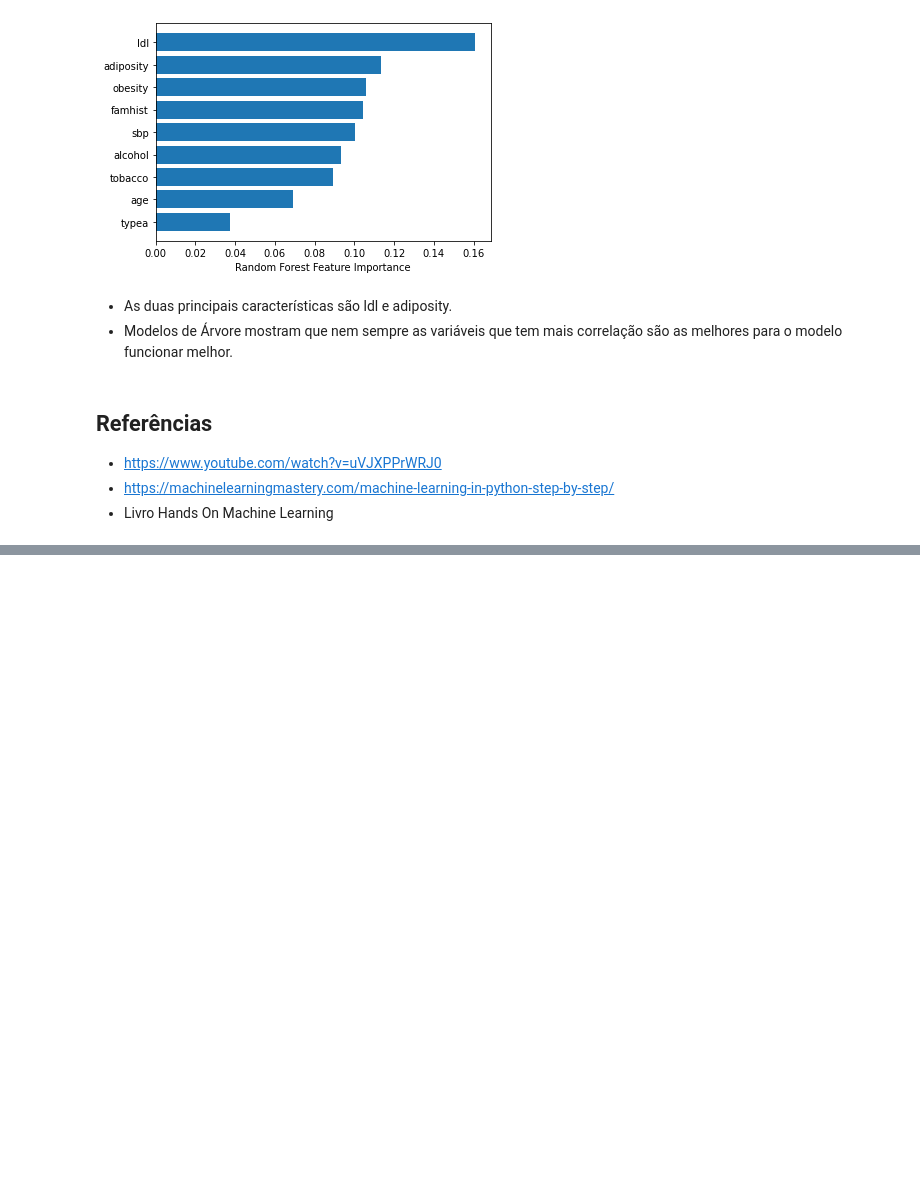
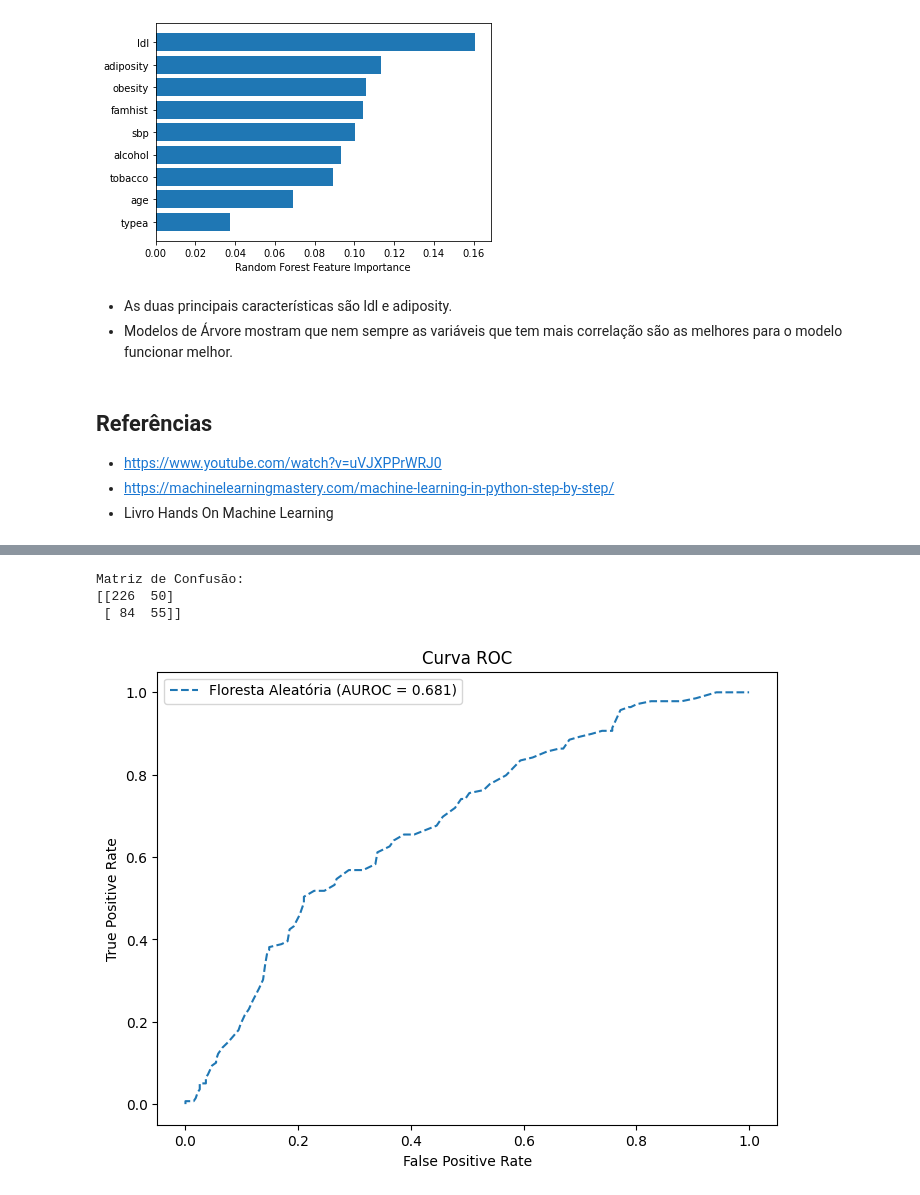
Before and after one commit to Matheus2608/Data-Science, a Jupyter notebook: Projeto.ipynb, the cells around one changed output, grey strips where cells are left out. Saved outputs shown, nothing was run; the diff lists cells and outputs as text; code cells hidden in the pictures; blank space fills up the shorter version.

```diff
--- a/Projeto.ipynb
+++ b/Projeto.ipynb
@@ -246,0 +273,8 @@ Text(0.5, 0, 'Random Forest Feature Importance')
+# %%
+modelo2, nome2 = RandomForestClassifier(n_estimators=100, max_features=9, random_state=0), "Floresta Aleatória"
+avaliacao_modelo(modelo2, nome2)
+# %% [output]
+Matriz de Confusão:
+[[226  50]
+ [ 84  55]]
+[figure, added]
```
Also changed, not shown: parts of 7 cells of this notebook.
